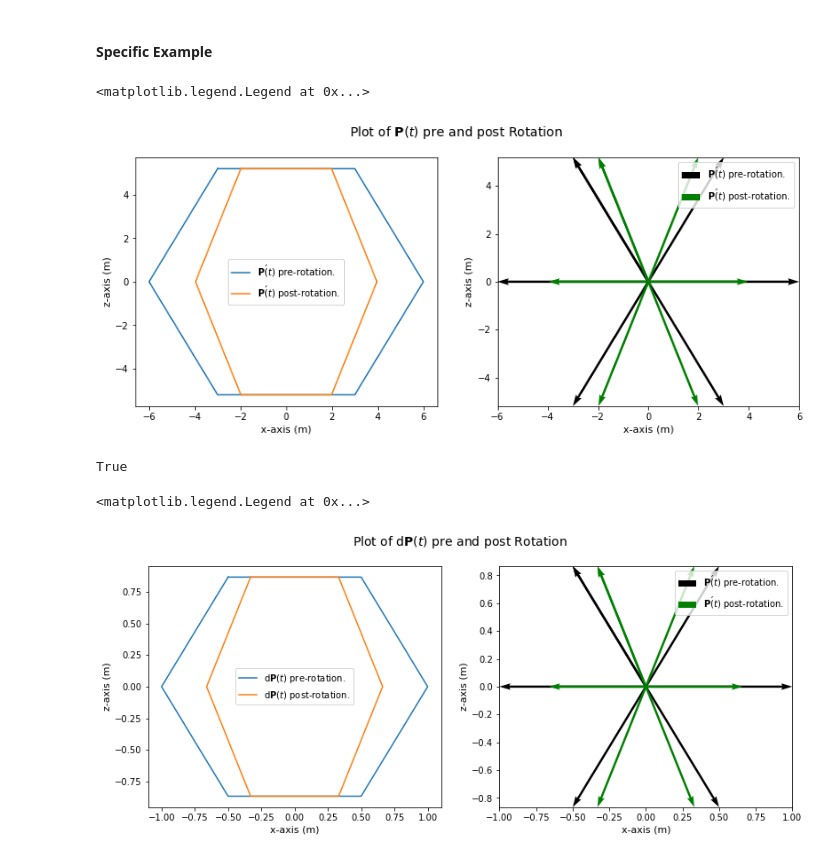
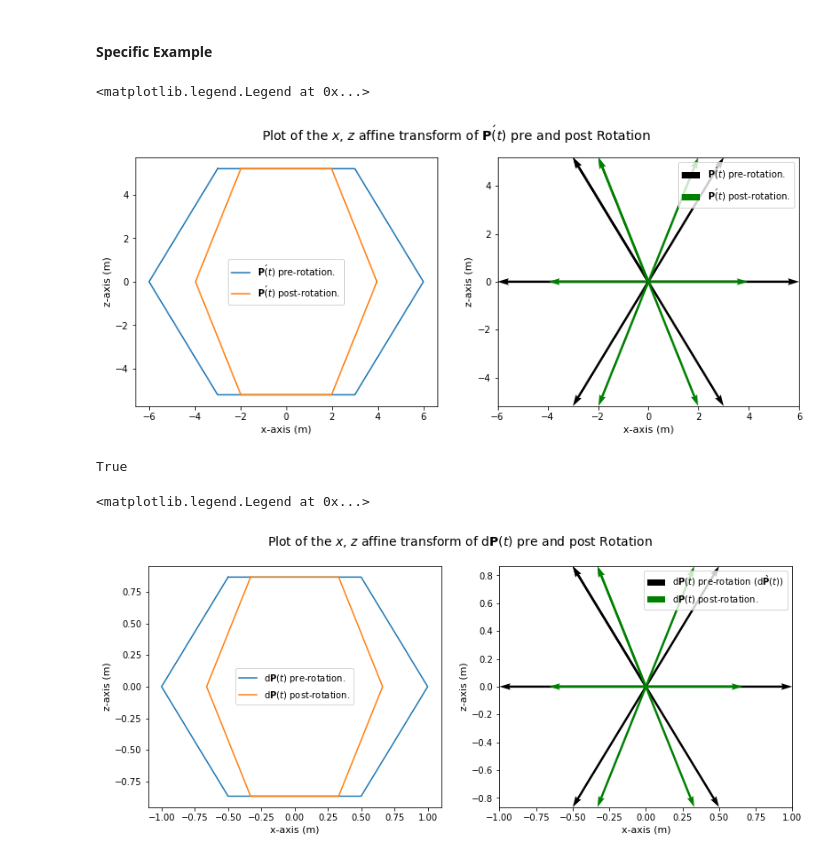
Before and after one commit to jordandll/Electromagnetism, a Jupyter notebook: Solenoids.ipynb, the cells around one changed output. Cells and saved outputs as stored; diff of their text form; code cells hidden in the pictures.

```diff
--- a/Solenoids.ipynb
+++ b/Solenoids.ipynb
@@ -623,7 +623,7 @@ varphi = np.arcsin(1/(4*grave_r*pf))
 x = grave_x * np.cos(varphi)
 
 fig, ax = plt.subplots(1, 2, figsize=(13,5))
-fig.suptitle(r'Plot of $\mathbf{P}(t)$ pre and post Rotation', size=14)
+fig.suptitle(r'Plot of the $x$, $z$ affine transform of $\mathbf{P}\'(t)$ pre and post Rotation', size=14)
 
 ax[1].set_xlabel('x-axis (m)', size = 11)
 ax[1].set_ylabel('z-axis (m)', size = 11)
@@ -645,30 +645,33 @@ Q2 =ax[1].quiver(zeroes, zeroes, x, z, angles='xy', scale=1.0,scale_units='xy',
 ax[1].legend()
 # %% [output]
 <matplotlib.legend.Legend at 0x...>
-[figure, old version]
+[figure, new version]
 # %%
 len(zeroes) == len(grave_x)
 # %% [output]
 True
 # %%
+# Plot of the x,z affine transform of dP(t) pre and post rotation.
 fig, ax = plt.subplots(1, 2, figsize=(13,5))
-fig.suptitle(r'Plot of $\mathrm{d}\mathbf{P}(t)$ pre and post Rotation', size=14)
+fig.suptitle(r'Plot of the $x$, $z$ affine transform of $\mathrm{d}\mathbf{P}(t)$ pre and post Rotation', size=14)
 
 ax[1].set_xlabel('x-axis (m)', size = 11)
 ax[1].set_ylabel('z-axis (m)', size = 11)
 ax[1].set_xlim(left=-1, right=1)
 ax[1].set_ylim(bottom=min(z/6), top=max(z/6))
 
 ax[0].set_xlabel('x-axis (m)', size = 11)
 ax[0].set_ylabel('z-axis (m)', size = 11)
 
 L = ax[0].plot(grave_x/6, z/6, label=r'$\mathrm{d}\mathbf{P}(t)$' + ' pre-rotation.')
 L.extend(ax[0].plot(x/6, z/6, label=r'$\mathrm{d}\mathbf{P}(t)$' + ' post-rotation.'))
 ax[0].legend()
 
-Q = ax[1].quiver(zeroes, zeroes, grave_x, z, angles='xy', scale=6.0,scale_units='xy', label=r'$\mathbf{P}\'(t)$' + ' pre-rotation.')
-Q2 =ax[1].quiver(zeroes, zeroes, x, z, angles='xy', scale=6.0,scale_units='xy', color = 'g', label=r'$\mathbf{P}\'(t)$' + ' post-rotation.')
+Q = ax[1].quiver(zeroes, zeroes, grave_x, z, angles='xy', scale=6.0,scale_units='xy', \
+                 label=r'$\mathrm{d}\mathbf{P}(t)$ pre-rotation ($\mathrm{d}\mathbf{\grave{P}}(t)$)')
+Q2 =ax[1].quiver(zeroes, zeroes, x, z, angles='xy', scale=6.0,scale_units='xy', color = 'g', \
+                 label=r'$\mathrm{d}\mathbf{P}(t)$' + ' post-rotation.')
 ax[1].legend()
 # %% [output]
 <matplotlib.legend.Legend at 0x...>
-[figure, old version]
+[figure, new version]
```
Also changed, not shown: parts of 2 cells of this notebook.
